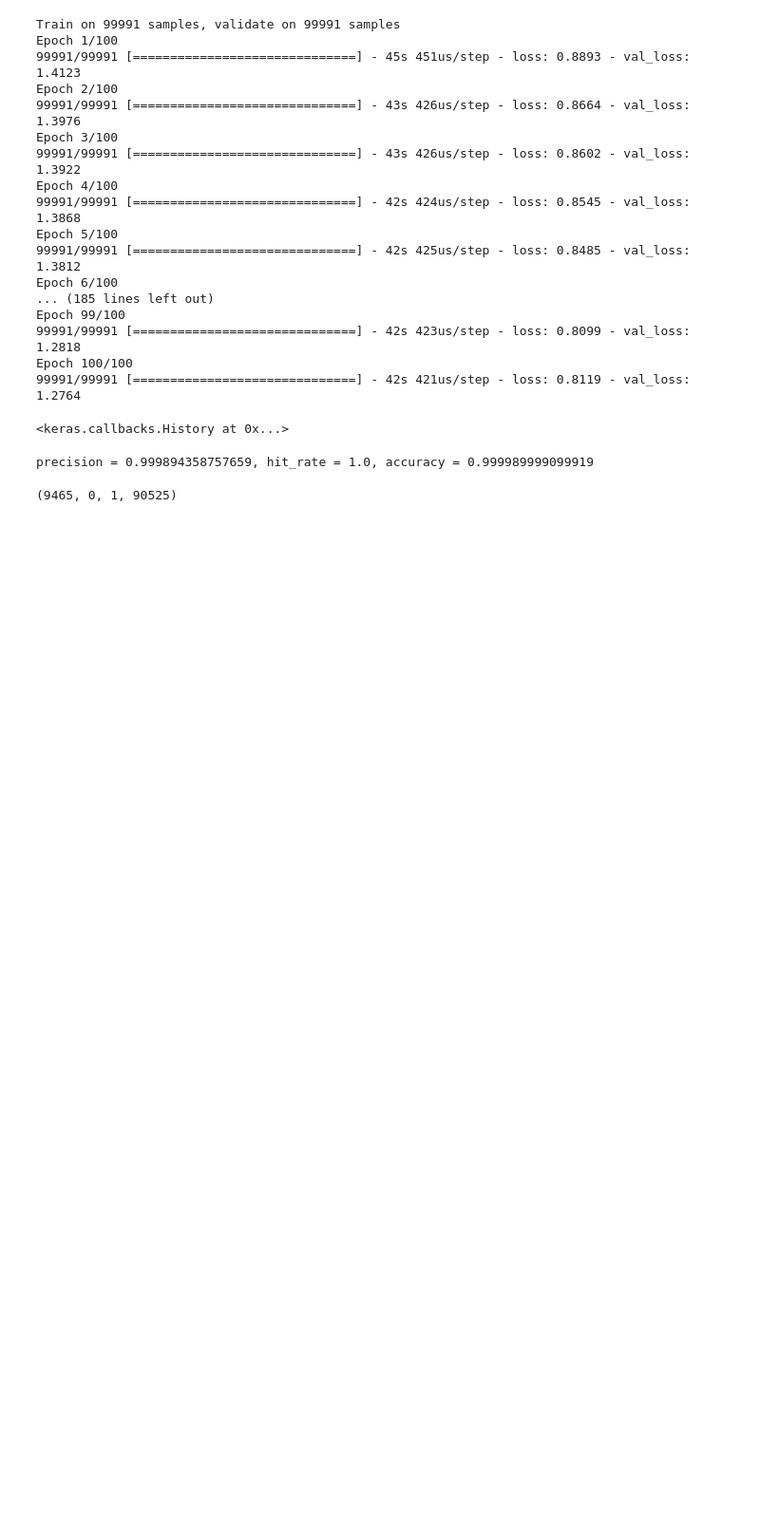
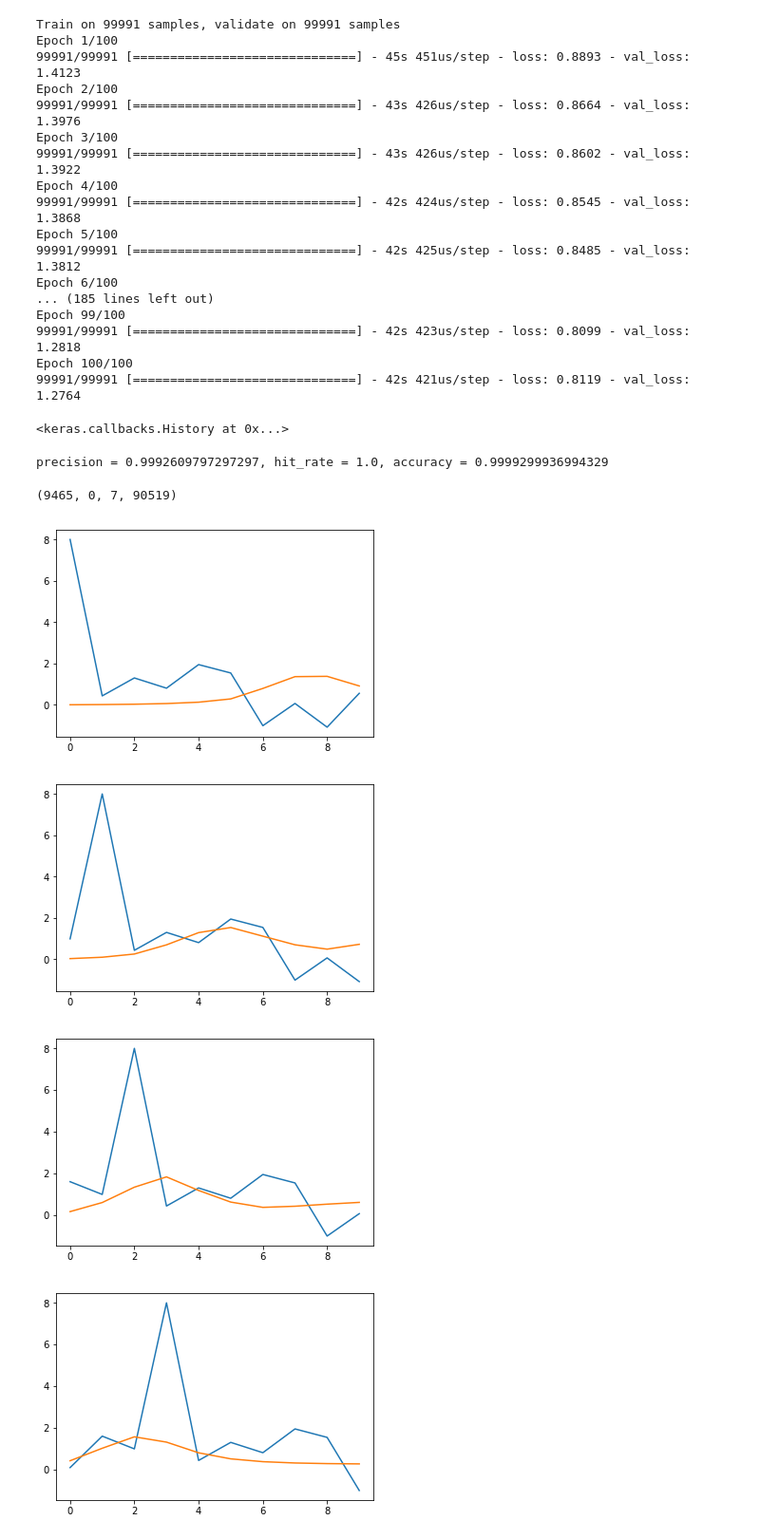
Before and after one commit to prasannakumar2012/deep_learning_models, a Jupyter notebook: time_s_anomaly_last_state.ipynb, the cells around one changed output. Shown at 95% size. Cells and saved outputs as stored; diff of their text form; code cells hidden in the pictures; blank space fills up the shorter version.

Commit message:
last state

```diff
--- a/time_s_anomaly_last_state.ipynb
+++ b/time_s_anomaly_last_state.ipynb
@@ -323,8 +323,8 @@ Epoch 100/100
 99991/99991 [==============================] - 42s 421us/step - loss: 0.8119 - val_loss: 1.2764
 <keras.callbacks.History at 0x...>
 # %%
-pred_x_test = m_last_rev.predict(x_test)
-mae_of_predictions = np.squeeze(np.max(np.square(pred_x_test - x_test), axis=1))
+pred_x_test = m_last_rev.predict(x_test_rev)
+mae_of_predictions = np.squeeze(np.max(np.square(pred_x_test - x_test_rev), axis=1))
 mae_threshold = np.mean(mae_of_predictions) + np.std(mae_of_predictions)  # can use a running mean instead.
 actual = np.where(mae_of_predictions > mae_threshold)[0]
 
@@ -336,5 +336,16 @@ accuracy = float(tp + tn) / (tp + tn + fp + fn)
 print('precision = {}, hit_rate = {}, accuracy = {}'.format(precision, hit_rate, accuracy))
 tp, fn, fp, tn
 # %% [output]
-precision = 0.999894358757659, hit_rate = 1.0, accuracy = 0.999989999099919
+precision = 0.9992609797297297, hit_rate = 1.0, accuracy = 0.9999299936994329
-(9465, 0, 1, 90525)
+(9465, 0, 7, 90519)
+# %%
+import matplotlib.pyplot as plt
+for index in outlier_indices[0:10]:
+    plt.plot(x_test_rev[index])
+    plt.plot(pred_x_test[index])
+    plt.show()
+# %% [output]
+[figure, added]
+[figure, added]
+[figure, added]
+[figure, added]
```
Also changed, not shown: parts of 1 cell of this notebook.
